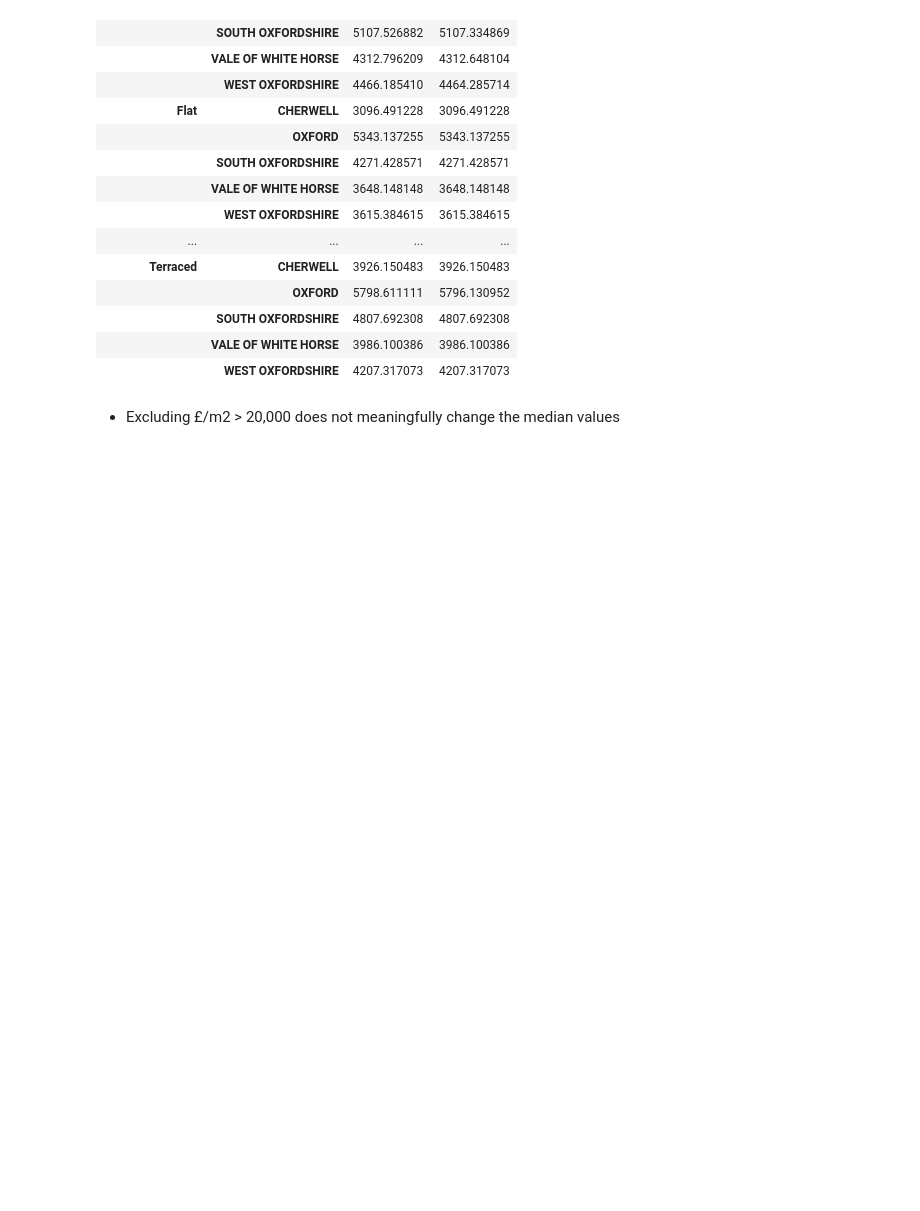
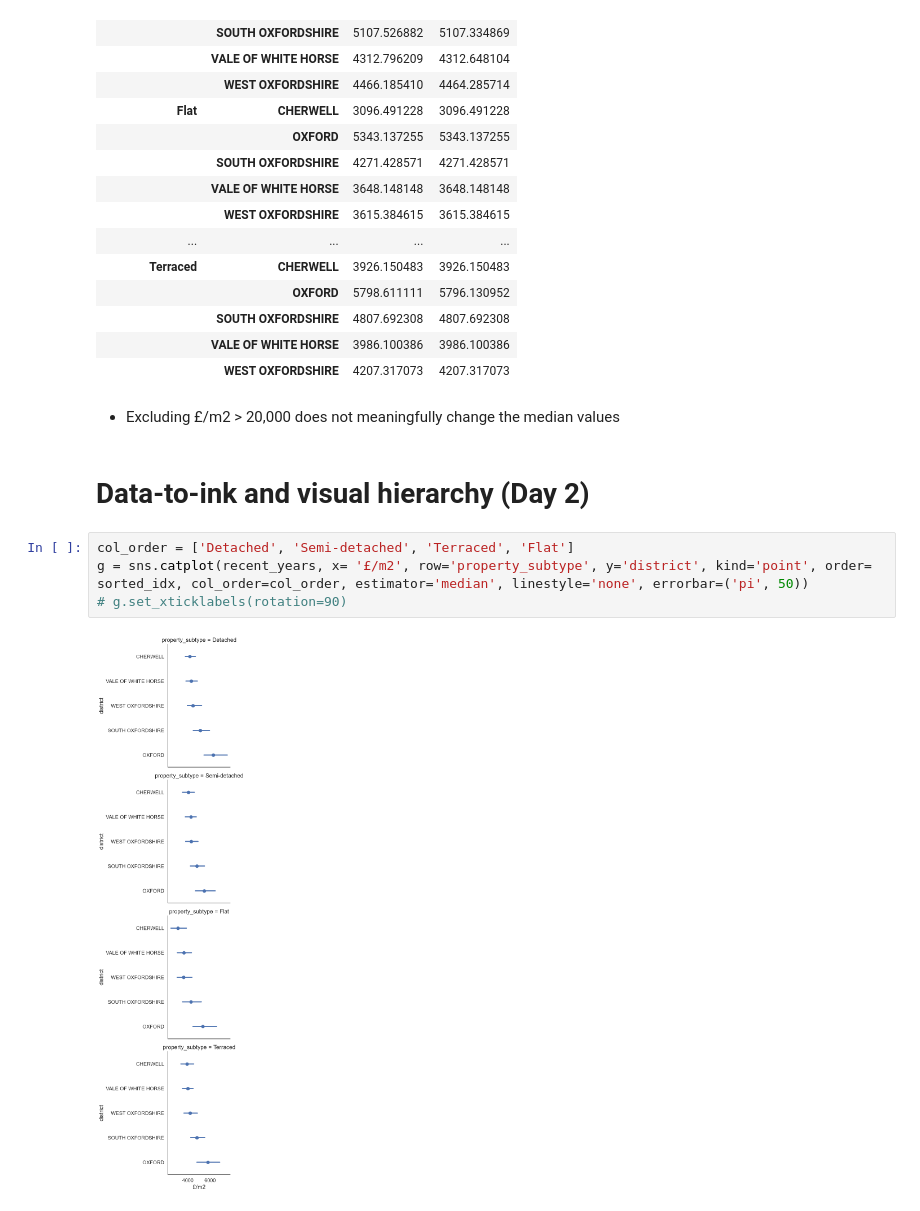
Before and after one commit to TomSCarter/oxfordshire-house-prices-dashboard, a Jupyter notebook: week_12_visuals_dashboards.ipynb, the cells around one changed output. Cells and saved outputs as stored; diff of their text form; blank space fills up the shorter version.

Commit message:
Added draft of improved chart 1

```diff
--- a/week_12_visuals_dashboards.ipynb
+++ b/week_12_visuals_dashboards.ipynb
@@ -214,3 +214,11 @@ pd.concat([recent_years.groupby(['property_subtype', 'district'])['£/m2'].media
 |  | WEST OXFORDSHIRE | 4207.317073 | 4207.317073 |
 # %% [markdown]
 - Excluding £/m2 > 20,000 does not meaningfully change the median values
+# %% [markdown]
+# Data-to-ink and visual hierarchy (Day 2)
+# %%
+col_order = ['Detached', 'Semi-detached', 'Terraced', 'Flat']
+g = sns.catplot(recent_years, x= '£/m2', row='property_subtype', y='district', kind='point', order= sorted_idx, col_order=col_order, estimator='median', linestyle='none', errorbar=('pi', 50))
+# g.set_xticklabels(rotation=90)
+# %% [output]
+[figure, added]
```
Also changed, not shown: parts of 8 cells of this notebook, 1 other file.
